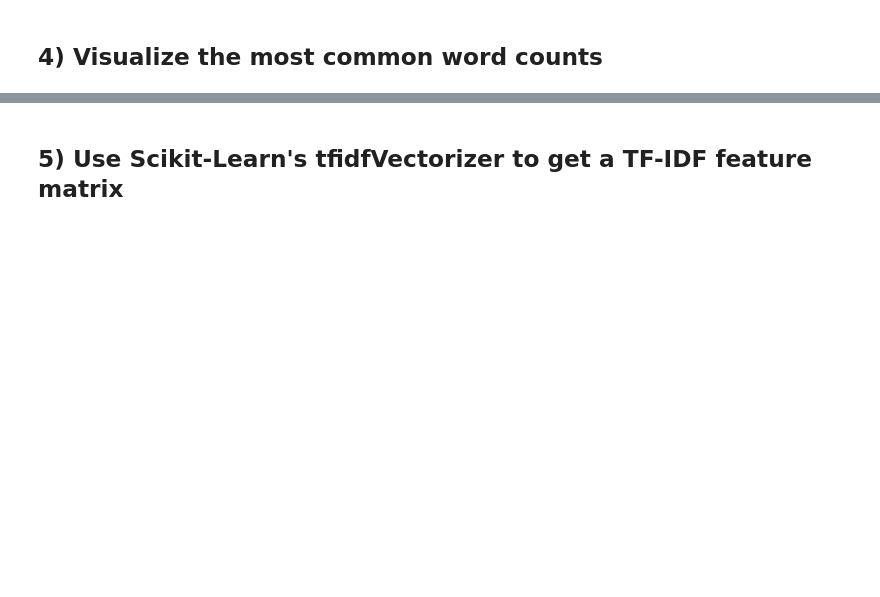
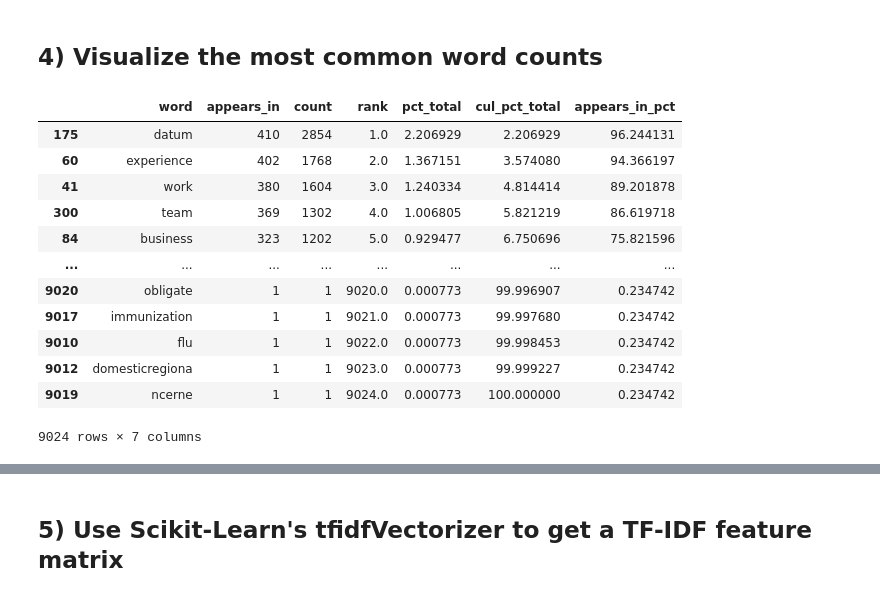
Before and after one commit to JAaron93/DS-Unit-4-Sprint-1-NLP, a Jupyter notebook: module2-vector-representations/LS_DS_412_Vector_Representations_Assignment.ipynb, the cells around one changed output, grey strips where cells are left out. Cells and saved outputs as stored; diff of their text form; code cells hidden in the pictures; blank space fills up the shorter version.

```diff
--- a/module2-vector-representations/LS_DS_412_Vector_Representations_Assignment.ipynb
+++ b/module2-vector-representations/LS_DS_412_Vector_Representations_Assignment.ipynb
@@ -42,0 +251,34 @@ raise Exception("\nThis task is not complete. \nReplace this line with your code
+# %%
+from collections import Counter
+
+def count(tokens):
+
+    word_counts = Counter()
+
+    appears_in = Counter()
+
+    total_docs = len(tokens)
+
+    for token in tokens:
+        word_counts.update(token)
+        appears_in.update(set(token))
+
+    temp = zip(word_counts.keys(), word_counts.values())
+    wc = pd.DataFrame(temp, columns = ['word', 'count'])
+
+    wc['rank'] = wc['count'].rank(method='first', ascending=False)
+    total = wc['count'].sum()
+
+    wc['pct_total'] = wc['count'].apply(lambda token_count: token_count / total * 100)
+
+    wc = wc.sort_values(by='rank')
+    wc['cul_pct_total'] = wc['pct_total'].cumsum()
+
+    t2 = zip(appears_in.keys(), appears_in.values())
+    ac = pd.DataFrame(t2, columns=['word', 'appears_in'])
+
+    wc = ac.merge(wc, on='word')
+
+    wc['appears_in_pct'] = wc['appears_in'].apply(lambda x: x / total_docs * 100)
+
+    return wc.sort_values(by='rank')
@@ -42,0 +287,16 @@ raise Exception("\nThis task is not complete. \nReplace this line with your code
+# %%
+wc
+# %% [output]
+|  | word | appears_in | count | rank | pct_total | cul_pct_total | appears_in_pct |
+| 175 | datum | 410 | 2854 | 1.0 | 2.206929 | 2.206929 | 96.244131 |
+| 60 | experience | 402 | 1768 | 2.0 | 1.367151 | 3.574080 | 94.366197 |
+| 41 | work | 380 | 1604 | 3.0 | 1.240334 | 4.814414 | 89.201878 |
+| 300 | team | 369 | 1302 | 4.0 | 1.006805 | 5.821219 | 86.619718 |
+| 84 | business | 323 | 1202 | 5.0 | 0.929477 | 6.750696 | 75.821596 |
+| ... | ... | ... | ... | ... | ... | ... | ... |
+| 9020 | obligate | 1 | 1 | 9020.0 | 0.000773 | 99.996907 | 0.234742 |
+| 9017 | immunization | 1 | 1 | 9021.0 | 0.000773 | 99.997680 | 0.234742 |
+| 9010 | flu | 1 | 1 | 9022.0 | 0.000773 | 99.998453 | 0.234742 |
+| 9012 | domesticregiona | 1 | 1 | 9023.0 | 0.000773 | 99.999227 | 0.234742 |
+| 9019 | ncerne | 1 | 1 | 9024.0 | 0.000773 | 100.000000 | 0.234742 |
+9024 rows × 7 columns
```
Also changed, not shown: parts of 46 cells of this notebook, 12 other files.
